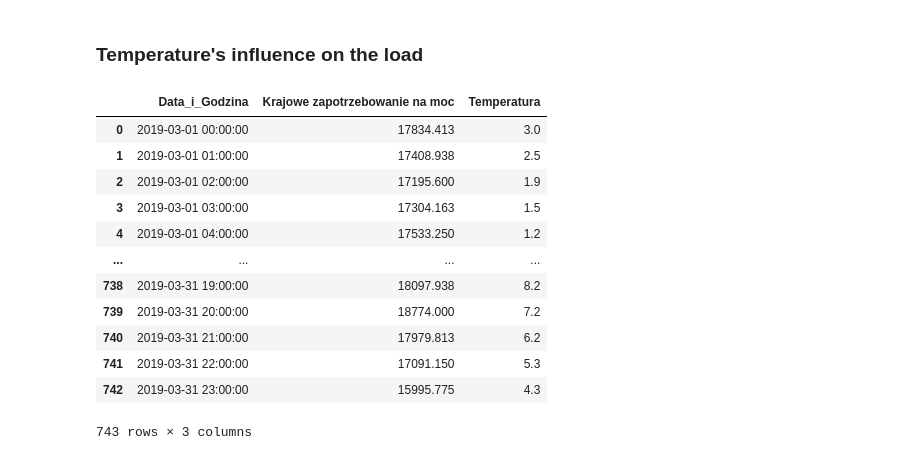
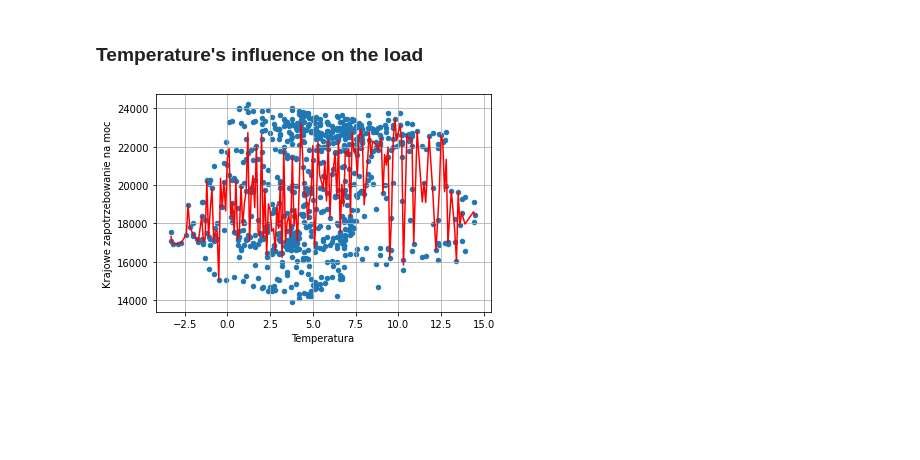
Before and after one commit to pilarskimarcin/ProjektDataAnalytics, a Jupyter notebook: model.ipynb, the cells around one changed output. Saved outputs shown, nothing was run; the diff lists cells and outputs as text; code cells hidden in the pictures; blank space fills up the shorter version.

```diff
--- a/model.ipynb
+++ b/model.ipynb
@@ -27,19 +28,15 @@ df_naslonecznienie_temp: pd.DataFrame
 for file in os.listdir("Weather2019"):
     df_naslonecznienie_temp = pd.read_csv(f"Weather2019/{file}", header=6, skipfooter=11, engine="python")
     df_naslonecznienie_temp = df_naslonecznienie_temp.loc[:, ["time", "G(i)", "T2m", "WS10m"]]
+    # df_naslonecznienie_temp = df_naslonecznienie_temp.loc[:, ["time", "Gb(i)", "Gd(i)", "Gr(i)", "T2m", "WS10m"]]
     # df_naslonecznienie_temp["G(i)"] = df_naslonecznienie_temp[["Gb(i)", "Gd(i)", "Gr(i)"]].sum(axis=1)
-    df_naslonecznienie_temp["time"] = df_naslonecznienie_temp["time"].apply(datetime.datetime.strptime, args=("%Y%m%d:%H%M",))
+    df_naslonecznienie_temp["time"] = df_naslonecznienie_temp["time"].apply(str.__getitem__, args=(slice(None, -2, None),))
+    df_naslonecznienie_temp["time"] = df_naslonecznienie_temp["time"].apply(datetime.datetime.strptime, args=("%Y%m%d:%H",))
     df_list.append(df_naslonecznienie_temp)
 df_naslonecznienie: pd.DataFrame = pd.concat(df_list)
 df_naslonecznienie = df_naslonecznienie.groupby("time").mean().reset_index()
-df_naslonecznienie["time"] -= datetime.timedelta(minutes=10)
+# df_naslonecznienie["time"] -= datetime.timedelta(minutes=10)
 df_naslonecznienie_marzec = df_naslonecznienie.loc[
     df_naslonecznienie["time"].between(datetime.datetime(2019, 3, 1), datetime.datetime(2019, 4, 1), inclusive="left")
     ]
-# df_pogoda: pd.DataFrame = pd.read_csv("k_d_t_03_2023.csv", encoding="cp1250", parse_dates=[[2, 3, 4]], header=None)
-# df_pogoda = df_pogoda.set_axis(["Data", "Kod stacji", "Nazwa", "Temperatura", "Status temp", "Wilgotność", "Status wil",
-#                     "Prędkość wiatru", "Status pr", "Zachmurzenie", "Status zach"], axis=1)
-# df_pogoda = df_pogoda.loc[(df_pogoda["Status temp"] != 8.0) & (df_pogoda["Status pr"] != 8.0)]
-# df_pogoda = df_pogoda[["Data", "Temperatura", "Prędkość wiatru"]]
-# df_pogoda = df_pogoda.groupby("Data").mean().reset_index()
-# df_pogoda.set_index("Data", inplace=True)
+df_naslonecznienie_marzec.reset_index(inplace=True)
@@ -179,23 +189,13 @@ Through experiments, it was determined that the best results (smallest value of
 # %% [markdown]
 ### Temperature's influence on the load
 # %%
-data2 = df_zapotrzebowanie[["Data_i_Godzina", "Krajowe zapotrzebowanie na moc"]]
-# data2 = data2[data2["Godzina"].between(11, 21)]
-data2.insert(len(data2.columns), "Temperatura", [
-    round(df_naslonecznienie_marzec.loc[df_naslonecznienie_marzec["time"] == df_zapotrzebowanie.iloc[i]["Data_i_Godzina"]]["T2m"].values[0], 1) for i in range(len(data2))
+data = df_zapotrzebowanie[["Data_i_Godzina", "Godzina", "Krajowe zapotrzebowanie na moc"]]
+# data = data[data["Godzina"].between(11, 21)]
+data.insert(len(data.columns), "Temperatura", [
+    round(df_naslonecznienie_marzec.loc[df_naslonecznienie_marzec["time"] == data.iloc[i]["Data_i_Godzina"]]["T2m"].values[0], 1) for i in range(len(data))
     ])
-data2
+data.plot(x="Temperatura", y="Krajowe zapotrzebowanie na moc", kind="scatter", grid=True)
+plt.plot(sorted(data["Temperatura"].unique()), data.groupby(["Temperatura"], sort=True).median()["Krajowe zapotrzebowanie na moc"], "r-")
+plt.show()
 # %% [output]
-|  | Data_i_Godzina | Krajowe zapotrzebowanie na moc | Temperatura |
-| 0 | 2019-03-01 00:00:00 | 17834.413 | 3.0 |
-| 1 | 2019-03-01 01:00:00 | 17408.938 | 2.5 |
-| 2 | 2019-03-01 02:00:00 | 17195.600 | 1.9 |
-| 3 | 2019-03-01 03:00:00 | 17304.163 | 1.5 |
-| 4 | 2019-03-01 04:00:00 | 17533.250 | 1.2 |
-| ... | ... | ... | ... |
-| 738 | 2019-03-31 19:00:00 | 18097.938 | 8.2 |
-| 739 | 2019-03-31 20:00:00 | 18774.000 | 7.2 |
-| 740 | 2019-03-31 21:00:00 | 17979.813 | 6.2 |
-| 741 | 2019-03-31 22:00:00 | 17091.150 | 5.3 |
-| 742 | 2019-03-31 23:00:00 | 15995.775 | 4.3 |
-743 rows × 3 columns
+[figure, added]
```
Also changed, not shown: parts of 15 cells of this notebook, 10 other files.
